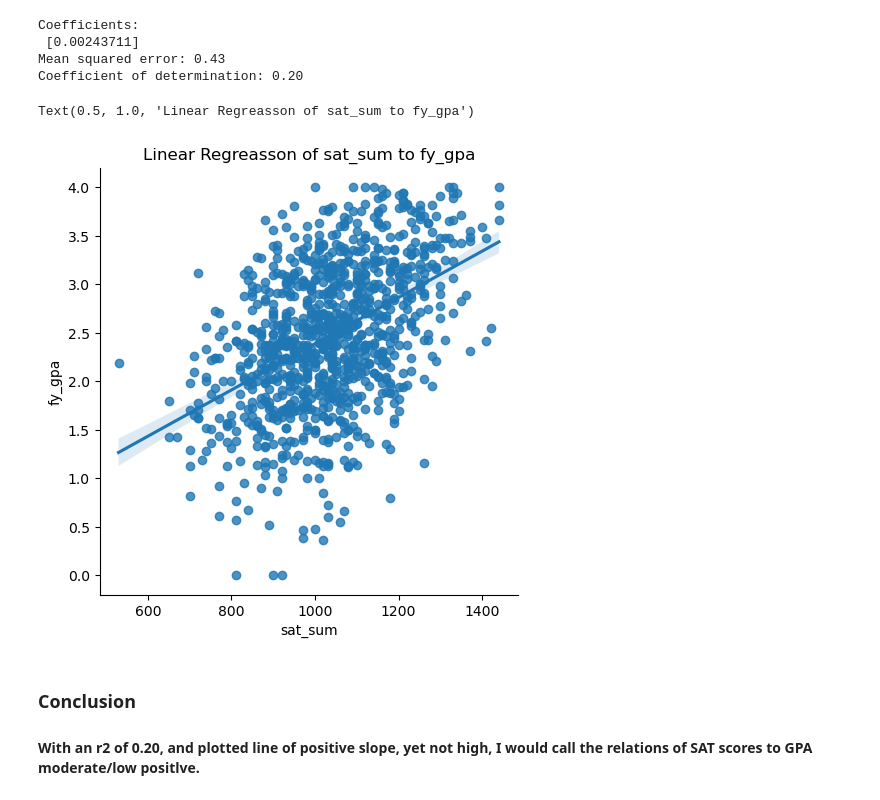
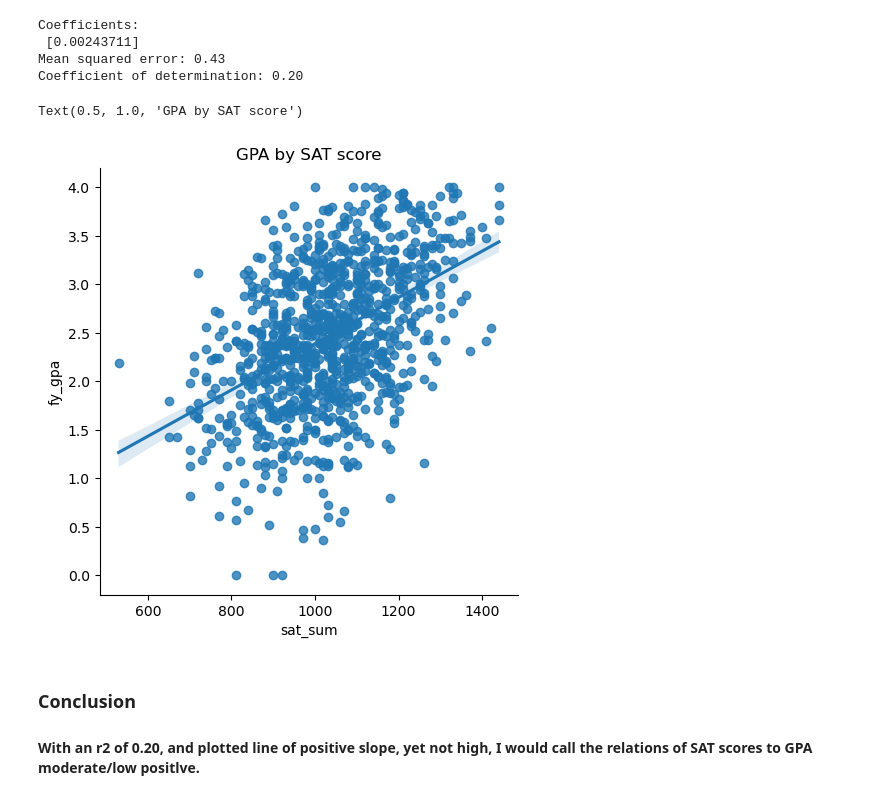
Before and after one commit to ConnorCritchley/AHDataPython, a Jupyter notebook: Data Labs/Lab9_grades.ipynb, the cells around one changed output. Cells and saved outputs as stored; diff of their text form; code cells hidden in the pictures.

```diff
--- a/Data Labs/Lab9_grades.ipynb
+++ b/Data Labs/Lab9_grades.ipynb
@@ -47,10 +47,10 @@ Mean squared error: 0.43
 Coefficient of determination: 0.20
 # %%
 sns.lmplot(df, x='sat_sum', y='fy_gpa')
-plt.title("Linear Regreasson of sat_sum to fy_gpa")
+plt.title("GPA by SAT score")
 # %% [output]
-Text(0.5, 1.0, 'Linear Regreasson of sat_sum to fy_gpa')
+Text(0.5, 1.0, 'GPA by SAT score')
-[figure, old version]
+[figure, new version]
 # %% [markdown]
 ### Conclusion
 #### With an r2 of 0.20, and plotted line of positive slope, yet not high, I would call the relations of SAT scores to GPA moderate/low positlve.
```
